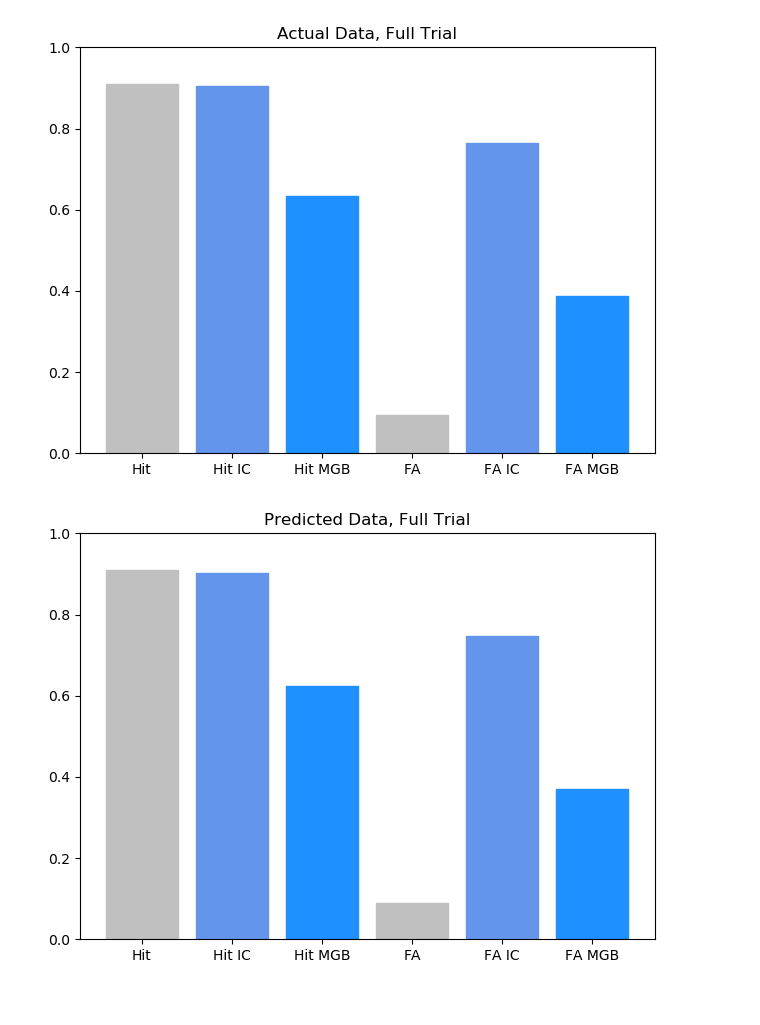
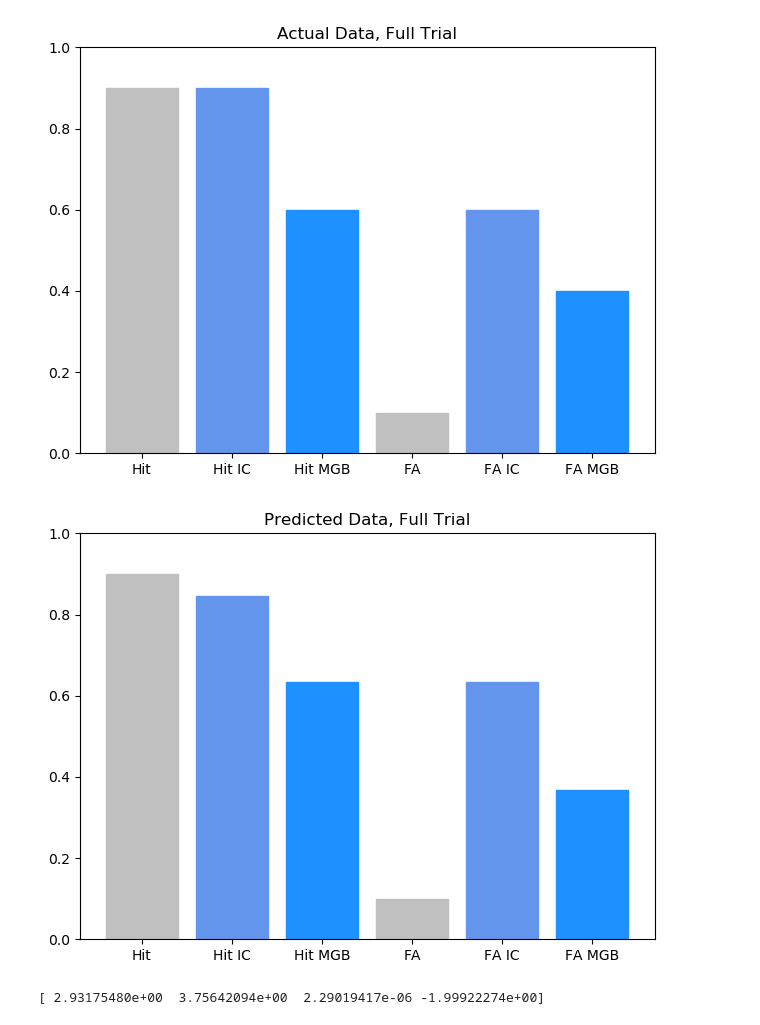
Before and after one commit to thekuchibhotlalab/buildSDT, a Jupyter notebook: runSDT.ipynb, the cells around one changed output. Saved outputs shown, nothing was run; the diff lists cells and outputs as text; code cells hidden in the pictures.

Commit message:
model actually fits stuff. yay!
thanks ziyi

```diff
--- a/runSDT.ipynb
+++ b/runSDT.ipynb
@@ -2,6 +2,7 @@
 import numpy as np
 import matplotlib.pyplot as plt
 from scipy.optimize import minimize
+from scipy.stats import norm
 # this is to run the model for the full trial inactivation, for MGB and IC
 def four_param_model(x): # IC variance, MGB gain, criteria (no light), criteria (light)
     ICvar = x[0]
@@ -19,66 +20,72 @@ def four_param_model(x): # IC variance, MGB gain, criteria (no light), criteria
 
 def build_distribution(t_mean, t_std, f_mean, f_std):
     num_stimuli = 10000
-    target_strength = np.random.normal(t_mean, t_std, num_stimuli // 2)
-    foil_strength = np.random.normal(f_mean, f_std, num_stimuli // 2)
+    #target_strength = np.random.normal(t_mean, t_std, num_stimuli // 2)
+    #foil_strength = np.random.normal(f_mean, f_std, num_stimuli // 2)
+    target_strength = [t_mean, t_std]
+    foil_strength = [f_mean, f_std]
 
-    stimuli = np.concatenate((target_strength, foil_strength))
-    label = np.concatenate((np.ones(num_stimuli // 2, dtype=bool), np.zeros(num_stimuli // 2, dtype=bool)))
+    #stimuli = np.concatenate((target_strength, foil_strength))
+    #label = np.concatenate((np.ones(num_stimuli // 2, dtype=bool), np.zeros(num_stimuli // 2, dtype=bool)))
 
     return {
         'target': target_strength,
-        'foil': foil_strength,
-        'stimuli': stimuli,
-        'label': label
+        'foil': foil_strength
+        #'stimuli': stimuli,
+        #'label': label
     }
 
 def my_error(x, y):
-    return np.sum((y - four_param_model(x)) ** 2)
+    return np.sum((y - four_param_model(x)) ** 2) + 0.000001 * sum(x**2 )
 
 def apply_criteria(distribution, criterion):
-    hits = np.mean(distribution['target'] > criterion)
-    false_alarms = np.mean(distribution['foil'] > criterion)
+    #hits = np.mean(distribution['target'] > criterion)
+    hits = 1 - norm.cdf( (criterion-distribution['target'][0])/distribution['target'][1] ) #use cdf instead of building the distribution
+    #false_alarms = np.mean(distribution['foil'] > criterion)
+    false_alarms = 1 - norm.cdf( (criterion-distribution['foil'][0])/distribution['foil'][1] )
     return {'hit': hits, 'fa': false_alarms}
 
 # Initial parameters
 initial_guess = np.array([3, 4, 0, -3]) # IC variance, MGB gain, criteria (no light), criteria (light)
-y = np.array([0.9, 0.1, 0.9, 0.9, 0.6, 0.4])
-
+y = np.array([0.9, 0.1, 0.9, 0.6, 0.6, 0.4])
 out = four_param_model(initial_guess) # Actual Data
 plt.figure()
-barlist=plt.bar(range(1, 7), [out[0], out[2], out[4], out[1], out[3], out[5]])
+barlist=plt.bar(range(1, 7), [y[0], y[2], y[4], y[1], y[3], y[5]])
 barlist[0].set_color('silver')
 barlist[1].set_color('cornflowerblue')
 barlist[2].set_color('dodgerblue')
 barlist[3].set_color('silver')
 barlist[4].set_color('cornflowerblue')
 barlist[5].set_color('dodgerblue')
 plt.title('Actual Data, Full Trial')
 plt.xticks(range(1, 7), ['Hit', 'Hit IC', 'Hit MGB', 'FA','FA IC', 'FA MGB'])
 plt.tight_layout()
 plt.ylim([0, 1])
 plt.show()
 
 
 # Minimize the error function
-result = minimize(my_error, initial_guess, args=(y,), bounds=[(1e-6, 100), (1e-6, 100), (-100, 100), (-100, 100)])
+# this works!
+result = minimize(my_error, np.array([1, 0, 0, 0]), args=(y,), bounds=[(1e-6, 100), (1e-6, 100), (-100, 100), (-100, 100)]) # test the model fit using random initial params
 pred_behav = four_param_model(result.x)
 plt.figure()
 barlist=plt.bar(range(1, 7),  [pred_behav[0], pred_behav[2], pred_behav[4], pred_behav[1], pred_behav[3], pred_behav[5]])
 barlist[0].set_color('silver')
 barlist[1].set_color('cornflowerblue')
 barlist[2].set_color('dodgerblue')
 barlist[3].set_color('silver')
 barlist[4].set_color('cornflowerblue')
 barlist[5].set_color('dodgerblue')
 plt.title('Predicted Data, Full Trial')
 plt.xticks(range(1, 7), ['Hit', 'Hit IC', 'Hit MGB', 'FA','FA IC', 'FA MGB'])
 plt.tight_layout()
 plt.ylim([0, 1])
 plt.show()
+print(result.x)
 # %% [output]
-[figure, old version]
+[figure, new version]
-[figure, old version]
+[figure, new version]
+[ 2.93175480e+00  3.75642094e+00  2.29019417e-06 -1.99922274e+00]
 # %%
 # this is to plot the distributions for the block above
 #
```
Also changed, not shown: parts of 1 cell of this notebook.
